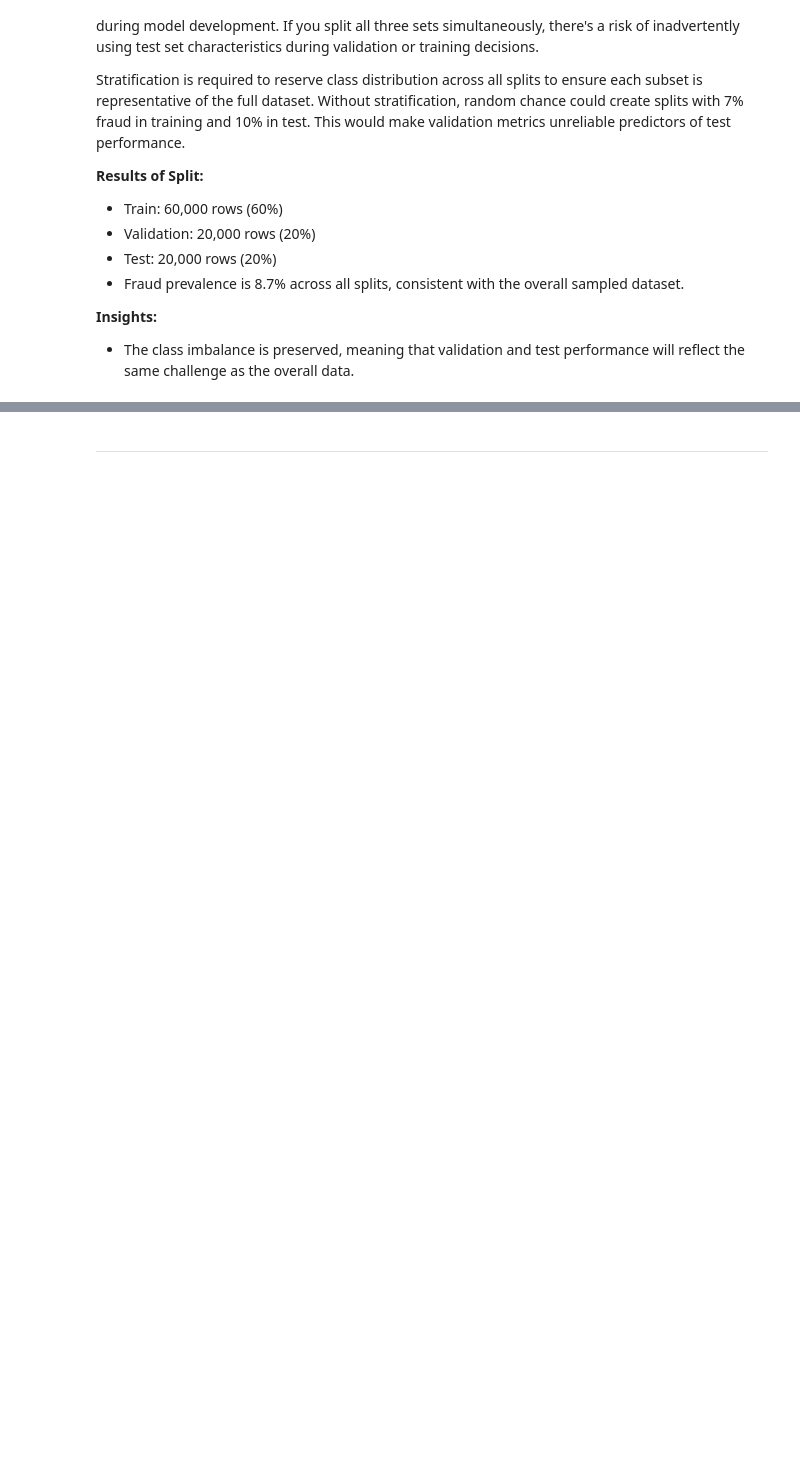
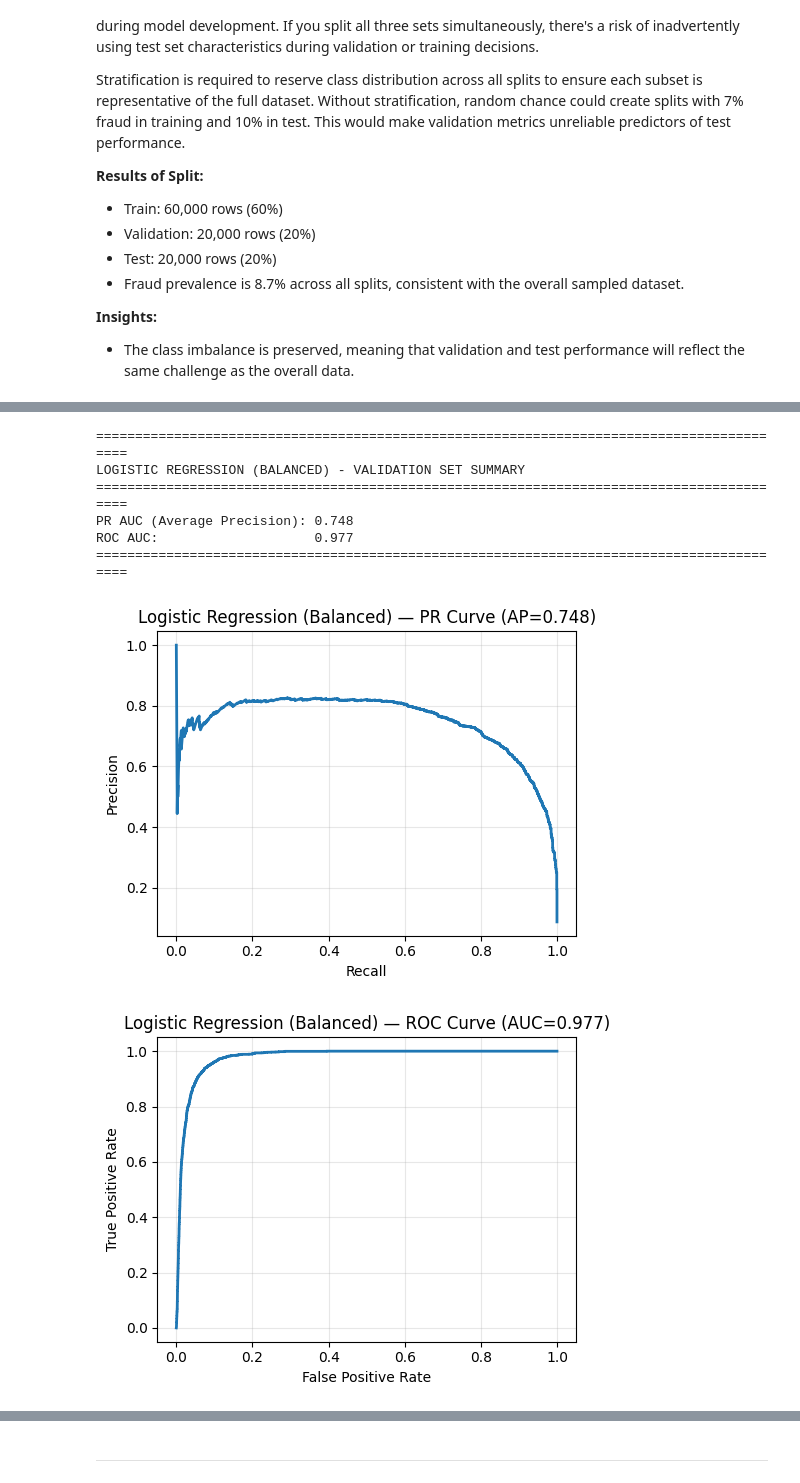
Before and after one commit to JayneLawley/Credit-Card-Fraud-Analysis, a Jupyter notebook: jupyter_notebooks/03_Modelling.ipynb, the cells around one changed output, grey strips where cells are left out. Cells and saved outputs as stored; diff of their text form; code cells hidden in the pictures; blank space fills up the shorter version.

```diff
--- a/jupyter_notebooks/03_Modelling.ipynb
+++ b/jupyter_notebooks/03_Modelling.ipynb
@@ -1777,0 +1277,70 @@ Test       ROC AUC    : 0.978
+# %%
+# =============================================================================
+# Section 3.1: Logistic Regression Baseline - Validation Set Performance
+# =============================================================================
+# Model Section 2.2 Revisited (Weighted Logistic Regression)- Validated Set
+# Reuse model trained in Section 2.2 (class_weight='balanced')
+# This section summarises validation performance for comparison with Decision Tree
+# Model was trained on 60,000 training samples and evaluated on 20,000 validation samples
+# =============================================================================
+
+# ─────────────────────────────────────────────────────────────────────────────
+# Display Validation Metrics Summary
+# ─────────────────────────────────────────────────────────────────────────────
+# Model was trained in Section 2.3 with:
+#   - class_weight='balanced' (fraud weight ≈ 5.72, non-fraud weight ≈ 0.55)
+#   - max_iter=2000 for convergence
+#   - random_state=42 for reproducibility
+#
+# Validation predictions already generated in Section 2.3:
+#   y_val_balanced = logit_balanced.predict_proba(X_val)[:, 1]
+
+print("=" * 90)
+print("LOGISTIC REGRESSION (BALANCED) - VALIDATION SET SUMMARY")
+print("=" * 90)
+print(f"PR AUC (Average Precision): {ap_balanced:.3f}")  # Primary metric for imbalanced data
+print(f"ROC AUC:                    {roc_balanced:.3f}")  # Secondary metric for class separability
+print("=" * 90)
+
+# ─────────────────────────────────────────────────────────────────────────────
+# Visualisation: Precision-Recall Curve
+# ─────────────────────────────────────────────────────────────────────────────
+# Shows trade-off between precision and recall across all thresholds
+# More informative than ROC for imbalanced datasets (8.74% fraud)
+# Higher curve area = better fraud detection capability
+
+prec_lr, rec_lr, _ = precision_recall_curve(y_val, y_val_balanced)
+plt.figure(figsize=(5, 4))
+plt.plot(rec_lr, prec_lr, linewidth=2)
+plt.xlabel("Recall")
+plt.ylabel("Precision")
+plt.title(f"Logistic Regression (Balanced) — PR Curve (AP={ap_balanced:.3f})")
+plt.grid(alpha=0.3)
+plt.tight_layout()
+plt.show()
+
+# ─────────────────────────────────────────────────────────────────────────────
+# Visualisation: ROC Curve (Secondary)
+# ─────────────────────────────────────────────────────────────────────────────
+# Shows true positive rate vs false positive rate
+# Included for completeness but less informative than PR curve for imbalanced data
+# AUC near 1.0 indicates strong class separability
+
+fpr_lr, tpr_lr, _ = roc_curve(y_val, y_val_balanced)
+plt.figure(figsize=(5, 4))
+plt.plot(fpr_lr, tpr_lr, linewidth=2)
+plt.xlabel("False Positive Rate")
+plt.ylabel("True Positive Rate")
+plt.title(f"Logistic Regression (Balanced) — ROC Curve (AUC={roc_balanced:.3f})")
+plt.grid(alpha=0.3)
+plt.tight_layout()
+plt.show()
+# %% [output]
+==========================================================================================
+LOGISTIC REGRESSION (BALANCED) - VALIDATION SET SUMMARY
+==========================================================================================
+PR AUC (Average Precision): 0.748
+ROC AUC:                    0.977
+==========================================================================================
+[figure, added]
+[figure, added]
```
Also changed, not shown: parts of 53 cells of this notebook, 1 other file.
